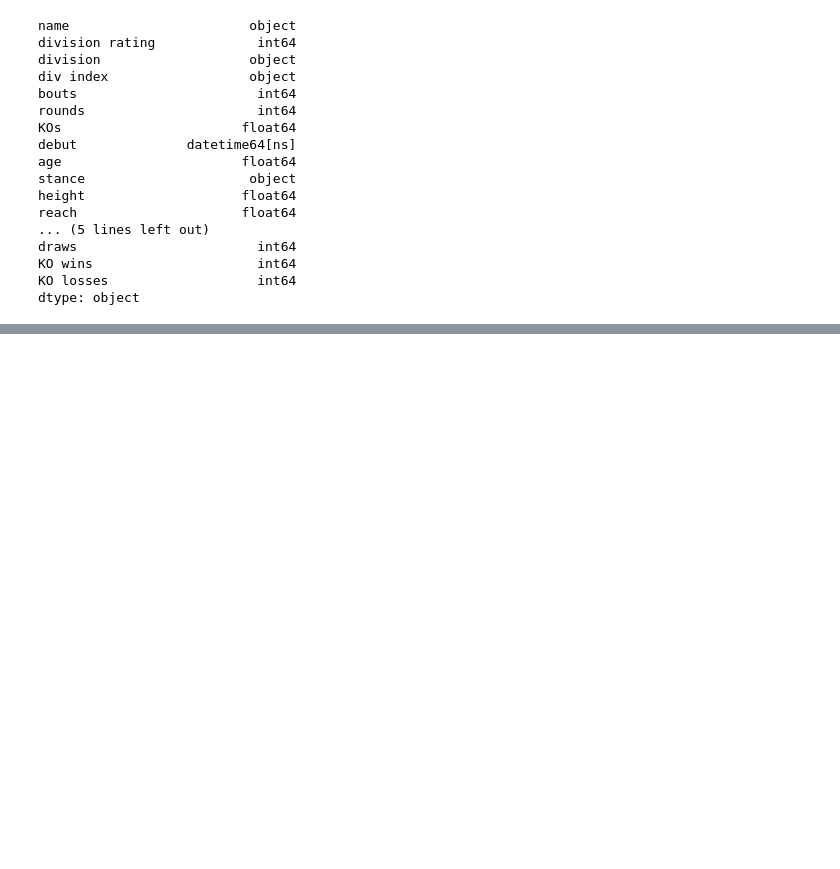
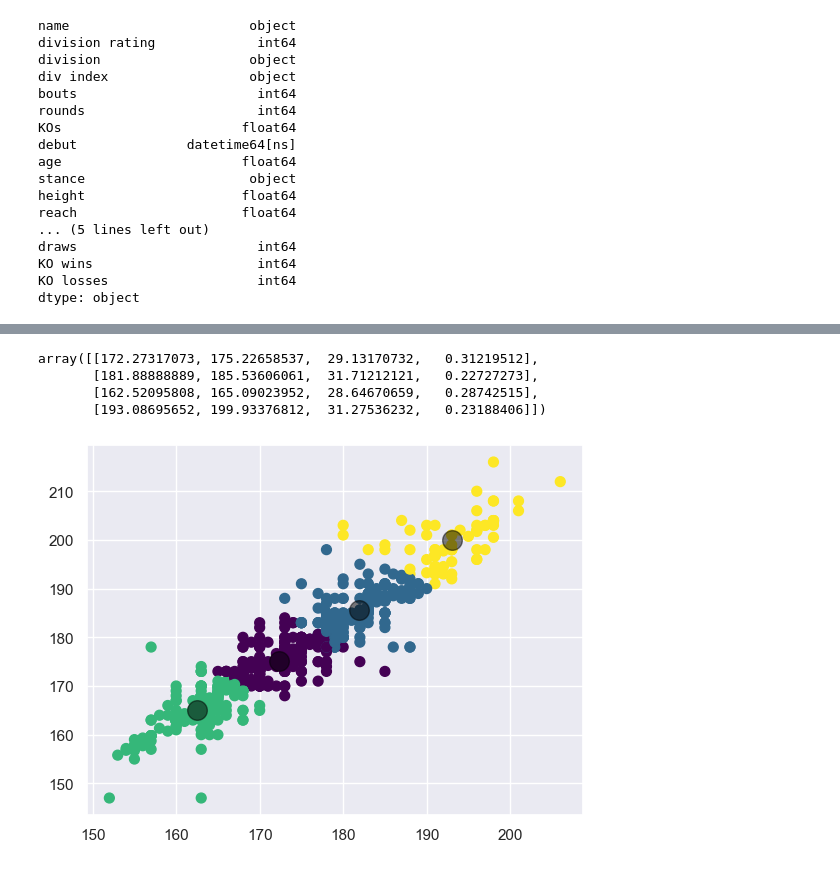
Before and after one commit to smbalf/boxrec-analysis, a Jupyter notebook: main_analysis.ipynb, the cells around one changed output, grey strips where cells are left out. Drawn from its saved outputs; the diff is of its cells as text; code cells hidden in the pictures; blank space fills up the shorter version.

```diff
--- a/main_analysis.ipynb
+++ b/main_analysis.ipynb
@@ -172,0 +195,4 @@ dtype: object
+# %%
+preproc_ds['days active'] = preproc_ds['days active'].astype(str)
+preproc_ds['days active'] = preproc_ds['days active'].map(lambda x: x.rstrip(' days'))
+preproc_ds['days active'] = preproc_ds['days active'].astype(int)
@@ -172,0 +218,26 @@ dtype: object
+# %%
+four_ds = preproc_ds[['height', 'reach', 'age', 'stance']]
+# %%
+from sklearn.cluster import KMeans
+
+kmeans = KMeans(n_clusters=4)
+kmeans.fit(four_ds)
+
+# Explore the results of the clustering algorithm
+kmeans.cluster_centers_
+# %% [output]
+array([[172.27317073, 175.22658537,  29.13170732,   0.31219512],
+       [181.88888889, 185.53606061,  31.71212121,   0.22727273],
+       [162.52095808, 165.09023952,  28.64670659,   0.28742515],
+       [193.08695652, 199.93376812,  31.27536232,   0.23188406]])
+# %%
+import seaborn as sns; sns.set()
+
+y_kmeans = kmeans.predict(four_ds)
+# %%
+plt.scatter(four_ds.iloc[:, 0], four_ds.iloc[:, 1], c=y_kmeans, s=50, cmap='viridis')
+
+centers = kmeans.cluster_centers_
+plt.scatter(centers[:, 0], centers[:, 1], c='black', s=200, alpha=0.5);
+# %% [output]
+[figure, added]
```
Also changed, not shown: parts of 7 cells of this notebook.
